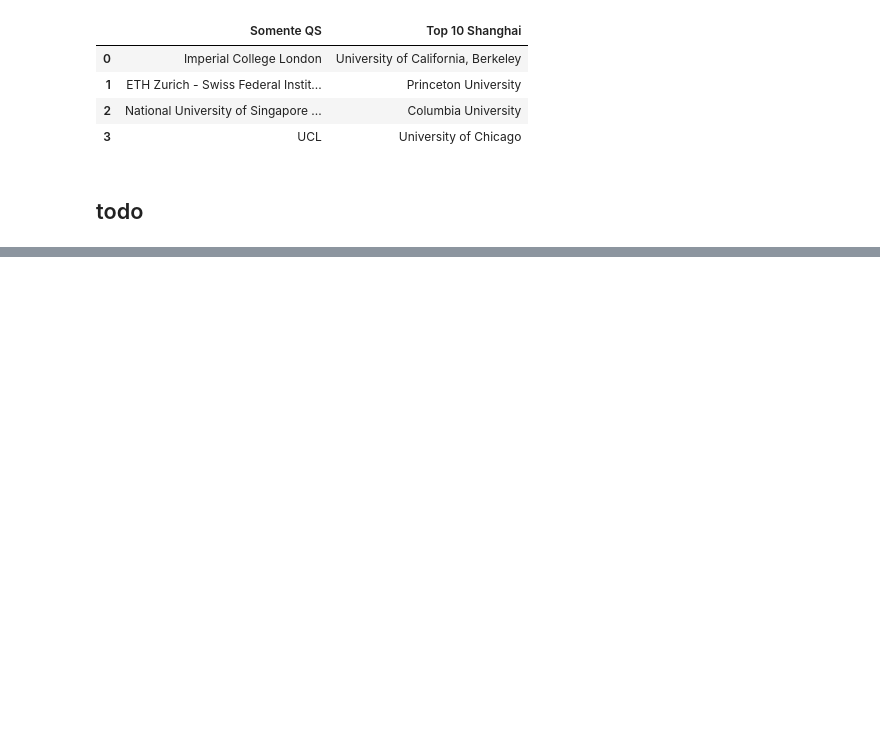
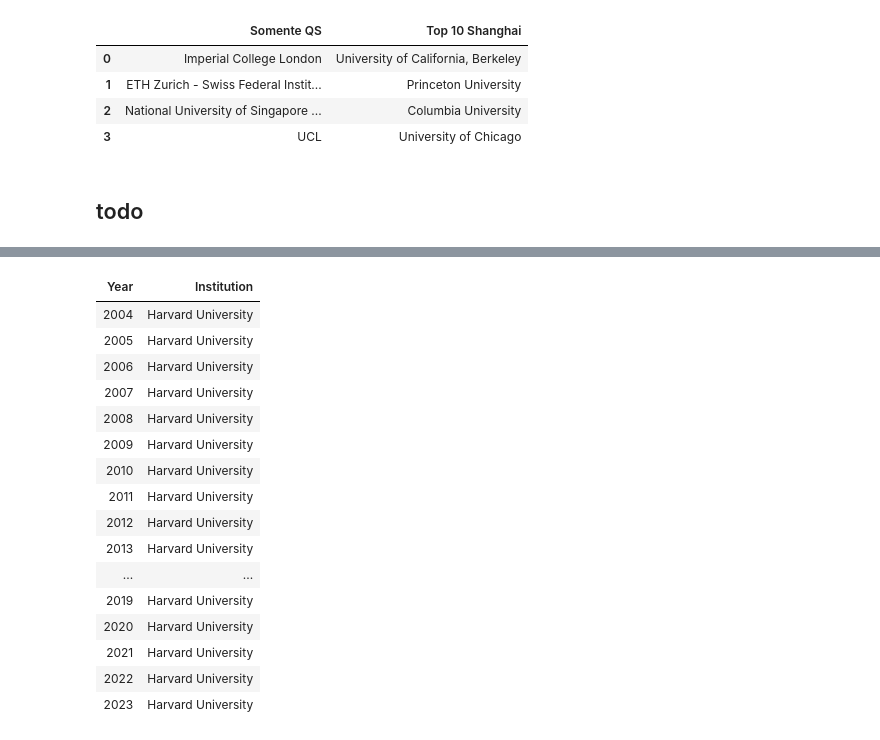
Before and after one commit to RodolfoPCruz/education_analysis, a Jupyter notebook: Comparativo/Comparativo.ipynb, the cells around one changed output, grey strips where cells are left out. Saved outputs shown, nothing was run; the diff lists cells and outputs as text; code cells hidden in the pictures; blank space fills up the shorter version.

```diff
--- a/Comparativo/Comparativo.ipynb
+++ b/Comparativo/Comparativo.ipynb
@@ -726,0 +835,23 @@ comparativo_QS_Shanghai
+# %%
+#Universidades que oucuparam as primeiras posições dos rankings Shanghai ao longo dos anos
+
+primeiro_lugar_Shanghai=ranking_shanghai[ranking_shanghai['World Rank']=='1'].loc[:,['Year','Institution']].reset_index(drop=True)
+primeiro_lugar_Shanghai.style.format().hide(axis='index')
+# %% [output]
+| Year | Institution |
+| 2004 | Harvard University |
+| 2005 | Harvard University |
+| 2006 | Harvard University |
+| 2007 | Harvard University |
+| 2008 | Harvard University |
+| 2009 | Harvard University |
+| 2010 | Harvard University |
+| 2011 | Harvard University |
+| 2012 | Harvard University |
+| 2013 | Harvard University |
+| ... | ... |
+| 2019 | Harvard University |
+| 2020 | Harvard University |
+| 2021 | Harvard University |
+| 2022 | Harvard University |
+| 2023 | Harvard University |
```
Also changed, not shown: parts of 15 cells of this notebook.
